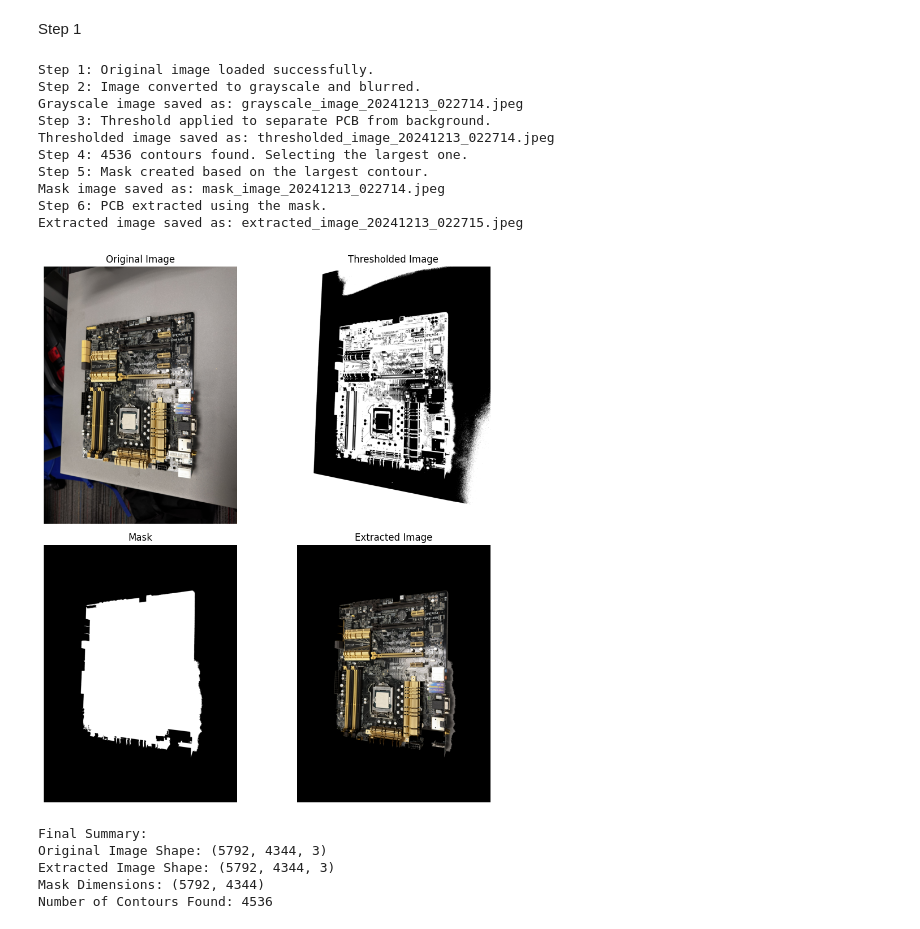
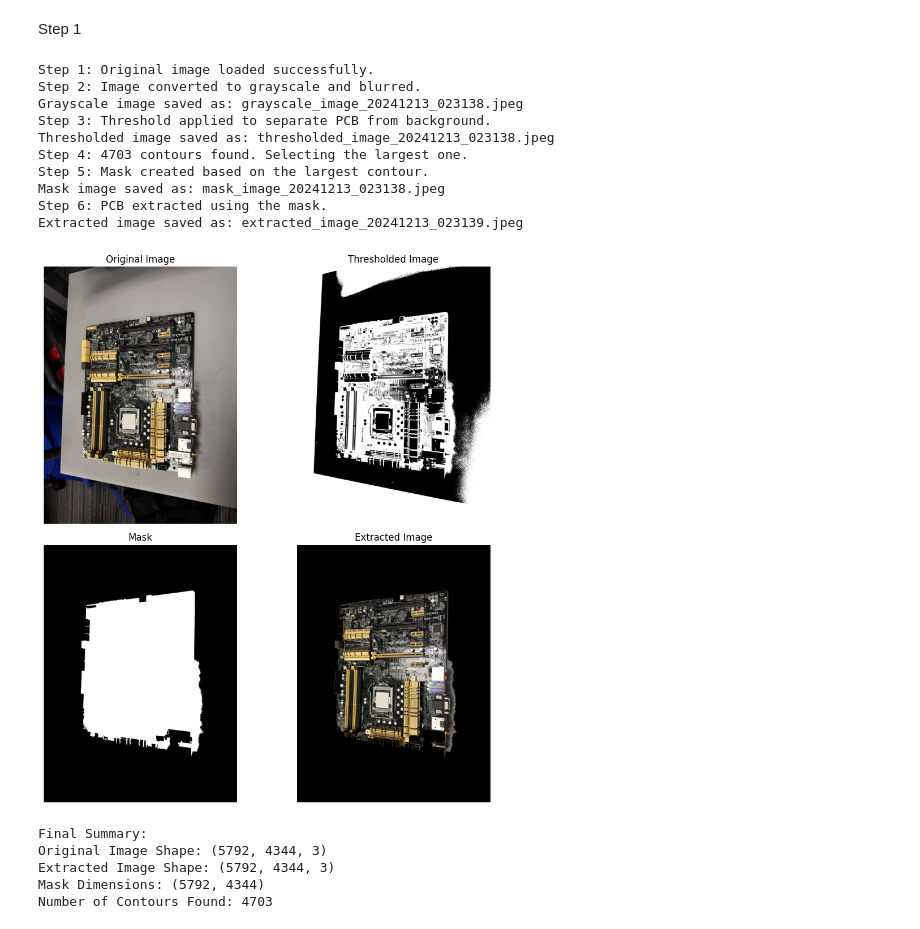
Before and after one commit to abdulwaheedTMU/Project3, a Jupyter notebook: Project3.ipynb, the cells around one changed output. Drawn from its saved outputs; the diff is of its cells as text; code cells hidden in the pictures.

```diff
--- a/Project3.ipynb
+++ b/Project3.ipynb
@@ -67,7 +67,7 @@ else:
     print(f"Grayscale image saved as: {gray_filename}")
 
     # Apply threshold (adjust threshold value as needed)
-    _, thresh = cv2.threshold(gray, 120, 255, cv2.THRESH_BINARY_INV)
+    _, thresh = cv2.threshold(gray, 125, 255, cv2.THRESH_BINARY_INV)
     print("Step 3: Threshold applied to separate PCB from background.")
 
     # Save the thresholded image
@@ -75,7 +75,7 @@ else:
     cv2.imwrite(os.path.join(output_dir, thresh_filename), thresh)
     print(f"Thresholded image saved as: {thresh_filename}")
 
-    min_contour_area = 500  # Adjust based on your image
+    min_contour_area = 2000  # Adjust based on your image
     filtered_contours = [c for c in contours if cv2.contourArea(c) > min_contour_area]
 
     # Find contours
@@ -113,41 +113,41 @@ else:
         axs[0, 0].set_title("Original Image")
         axs[0, 0].axis("off")
 
         axs[0, 1].imshow(thresh, cmap="gray")
         axs[0, 1].set_title("Thresholded Image")
         axs[0, 1].axis("off")
 
         axs[1, 0].imshow(mask, cmap="gray")
         axs[1, 0].set_title("Mask")
         axs[1, 0].axis("off")
 
         axs[1, 1].imshow(cv2.cvtColor(extracted, cv2.COLOR_BGR2RGB))
         axs[1, 1].set_title("Extracted Image")
         axs[1, 1].axis("off")
 
         plt.tight_layout()
         plt.show()
 
         # Print final result summary
         print("Final Summary:")
         print(f"Original Image Shape: {img.shape}")
         print(f"Extracted Image Shape: {extracted.shape}")
         print(f"Mask Dimensions: {mask.shape}")
         print(f"Number of Contours Found: {len(contours)}")
 # %% [output]
 Step 1: Original image loaded successfully.
 Step 2: Image converted to grayscale and blurred.
-Grayscale image saved as: grayscale_image_20241213_022714.jpeg
+Grayscale image saved as: grayscale_image_20241213_023138.jpeg
 Step 3: Threshold applied to separate PCB from background.
-Thresholded image saved as: thresholded_image_20241213_022714.jpeg
-Step 4: 4536 contours found. Selecting the largest one.
+Thresholded image saved as: thresholded_image_20241213_023138.jpeg
+Step 4: 4703 contours found. Selecting the largest one.
 Step 5: Mask created based on the largest contour.
-Mask image saved as: mask_image_20241213_022714.jpeg
+Mask image saved as: mask_image_20241213_023138.jpeg
 Step 6: PCB extracted using the mask.
-Extracted image saved as: extracted_image_20241213_022715.jpeg
+Extracted image saved as: extracted_image_20241213_023139.jpeg
-[figure, old version]
+[figure, new version]
 Final Summary:
 Original Image Shape: (5792, 4344, 3)
 Extracted Image Shape: (5792, 4344, 3)
 Mask Dimensions: (5792, 4344)
-Number of Contours Found: 4536
+Number of Contours Found: 4703
```
